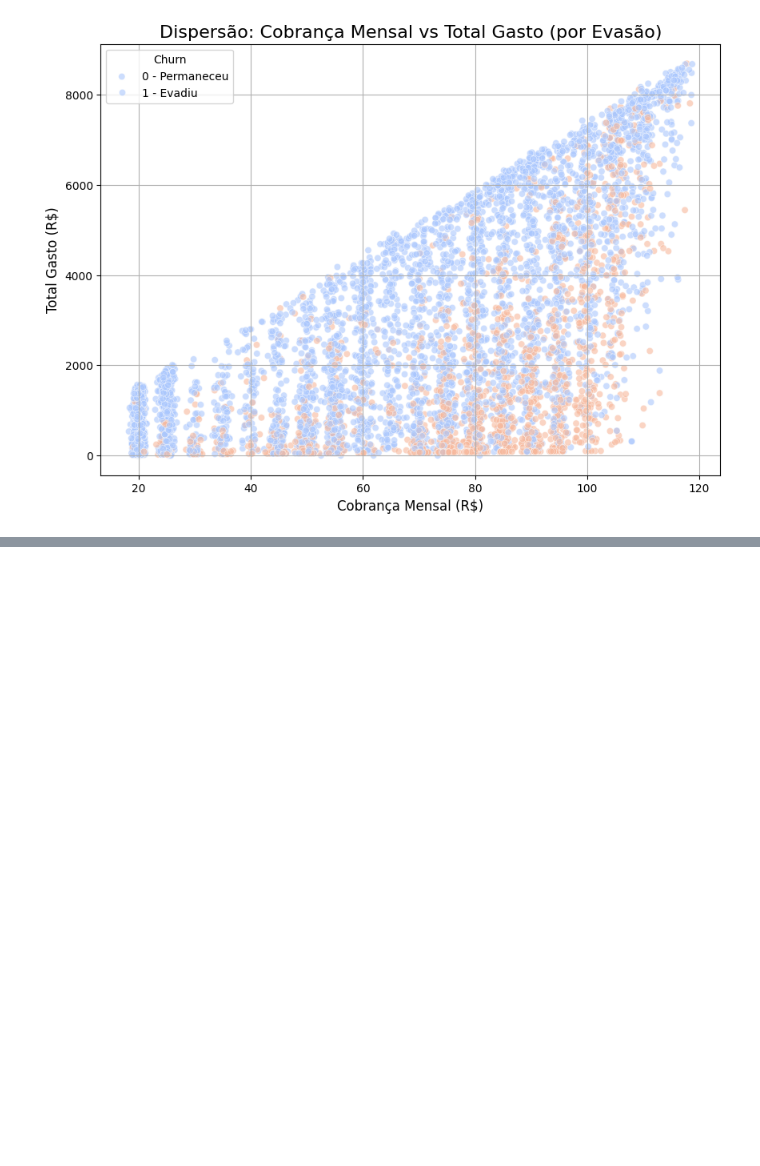
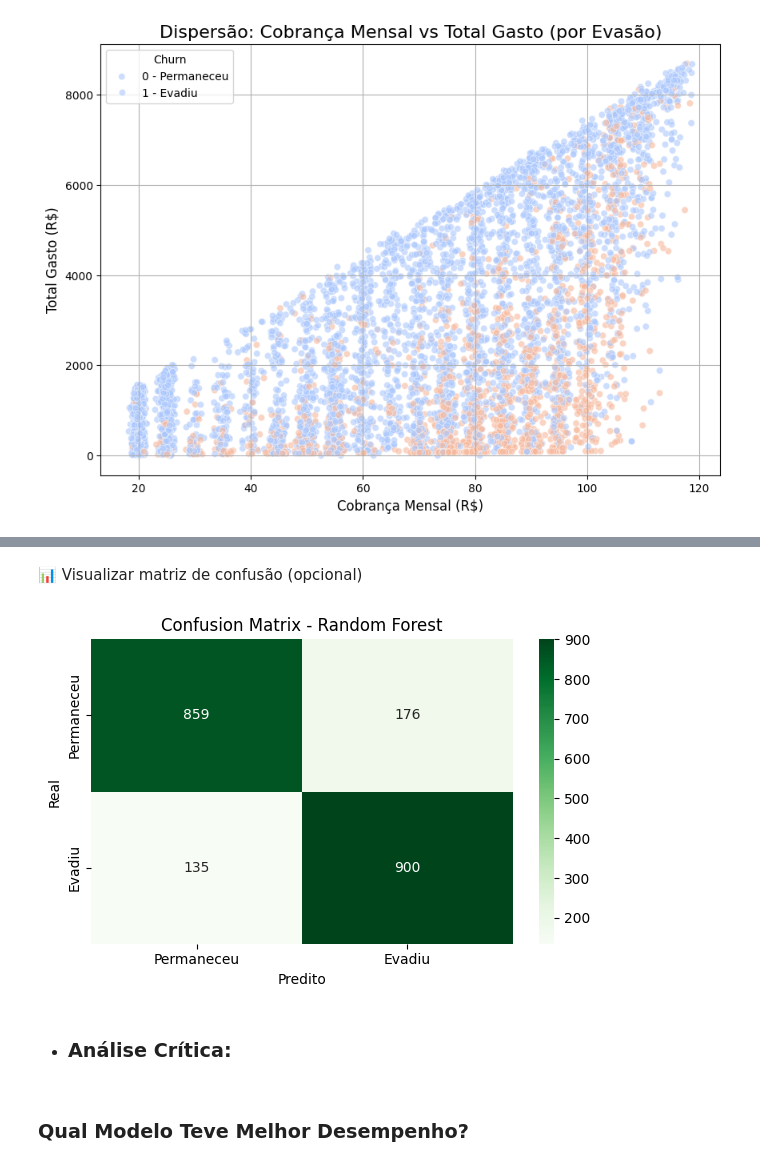
Before and after one commit to TheGabrielVieira/challenge3-data-science-part2, a Jupyter notebook: ML_TelecomX_BR.ipynb, the cells around one changed output, grey strips where cells are left out. Cells and saved outputs as stored; diff of their text form; code cells hidden in the pictures; blank space fills up the shorter version.

```diff
--- a/ML_TelecomX_BR.ipynb
+++ b/ML_TelecomX_BR.ipynb
@@ -325,0 +420,16 @@ plt.show()
+# %%
+from imblearn.over_sampling import SMOTE
+from sklearn.model_selection import train_test_split
+
+# X e y do df_encoded (não normalizado)
+X_raw = df_encoded.drop('Churn', axis=1)
+y_raw = df_encoded['Churn']
+
+# Aplicando SMOTE
+smote_rf = SMOTE(random_state=42)
+X_bal_rf, y_bal_rf = smote_rf.fit_resample(X_raw, y_raw)
+
+# Separando treino e teste (80/20)
+X_train_rf, X_test_rf, y_train_rf, y_test_rf = train_test_split(
+    X_bal_rf, y_bal_rf, test_size=0.2, random_state=42, stratify=y_bal_rf
+)
@@ -325,0 +438,6 @@ plt.show()
+# %%
+from sklearn.ensemble import RandomForestClassifier
+
+# Criando e treinando o modelo
+rf_model = RandomForestClassifier(n_estimators=100, random_state=42)
+rf_model.fit(X_train_rf, y_train_rf)
@@ -325,0 +448,2 @@ plt.show()
+# %%
+y_pred_rf = rf_model.predict(X_test_rf)
@@ -325,0 +528,23 @@ plt.show()
+# %% [markdown]
+📊 Visualizar matriz de confusão (opcional)
+# %%
+import seaborn as sns
+import matplotlib.pyplot as plt
+
+cm_rf = confusion_matrix(y_test_rf, y_pred_rf)
+
+plt.figure(figsize=(6, 4))
+sns.heatmap(cm_rf, annot=True, fmt='d', cmap='Greens',
+            xticklabels=['Permaneceu', 'Evadiu'],
+            yticklabels=['Permaneceu', 'Evadiu'])
+plt.title('Confusion Matrix - Random Forest')
+plt.xlabel('Predito')
+plt.ylabel('Real')
+plt.tight_layout()
+plt.show()
+# %% [output]
+[figure, added]
+# %% [markdown]
+- ### Análise Crítica:
+# %% [markdown]
+### Qual Modelo Teve Melhor Desempenho?
```
Also changed, not shown: parts of 35 cells of this notebook.
